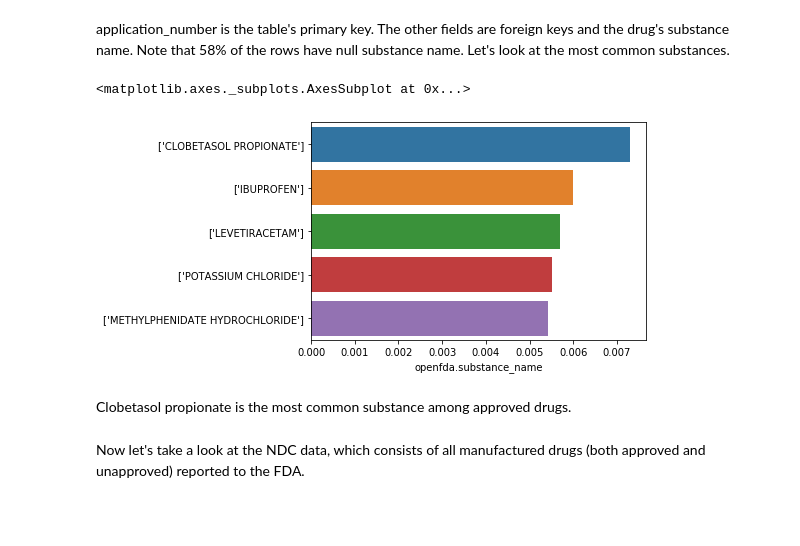
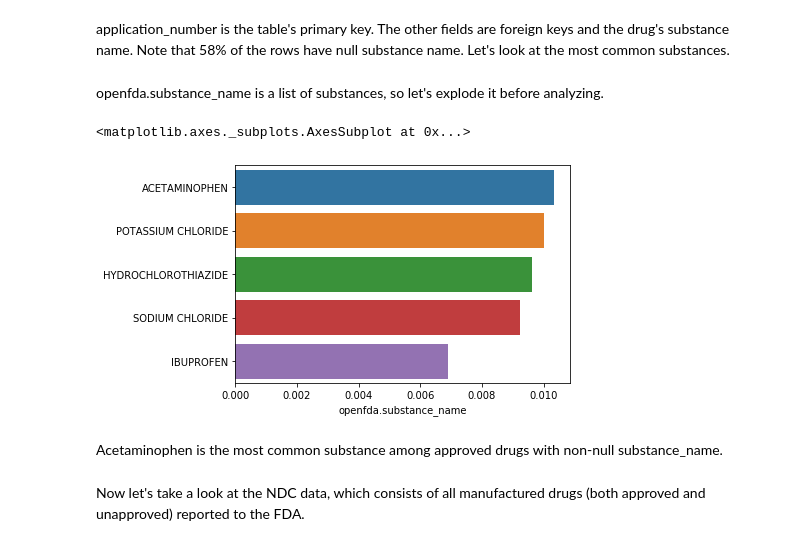
Before and after one commit to andrewabeles/fda, a Jupyter notebook: eda.ipynb, the cells around one changed output. Drawn from its saved outputs; the diff is of its cells as text; code cells hidden in the pictures; blank space fills up the shorter version.

Commit message:
update eda.ipynb to explode list fields before analyzing

```diff
--- a/eda.ipynb
+++ b/eda.ipynb
@@ -25,16 +25,22 @@ openfda.substance_name    0.580014
 dtype: float64
 # %% [markdown]
 application_number is the table's primary key. The other fields are foreign keys and the drug's substance name. Note that 58% of the rows have null substance name. Let's look at the most common substances.
+# %% [markdown]
+openfda.substance_name is a list of substances, so let's explode it before analyzing.
+# %%
+drugsfda['openfda.substance_name'] = drugsfda['openfda.substance_name'].apply(lambda x: ast.literal_eval(x) if pd.notnull(x) else x)
+# %%
+substances = drugsfda['openfda.substance_name'].explode()
 # %%
 sns.barplot(
-    y=drugsfda['openfda.substance_name'].value_counts().head().index,
-    x=drugsfda['openfda.substance_name'].value_counts(normalize=True).head()
+    y=substances.value_counts().head().index,
+    x=substances.value_counts(normalize=True).head()
 )
 # %% [output]
 <matplotlib.axes._subplots.AxesSubplot at 0x...>
-[figure, old version]
+[figure, new version]
 # %% [markdown]
-Clobetasol propionate is the most common substance among approved drugs.
+Acetaminophen is the most common substance among approved drugs with non-null substance_name.
 # %% [markdown]
 Now let's take a look at the NDC data, which consists of all manufactured drugs (both approved and unapproved) reported to the FDA.
 # %%
```
Also changed, not shown: parts of 39 cells of this notebook.
